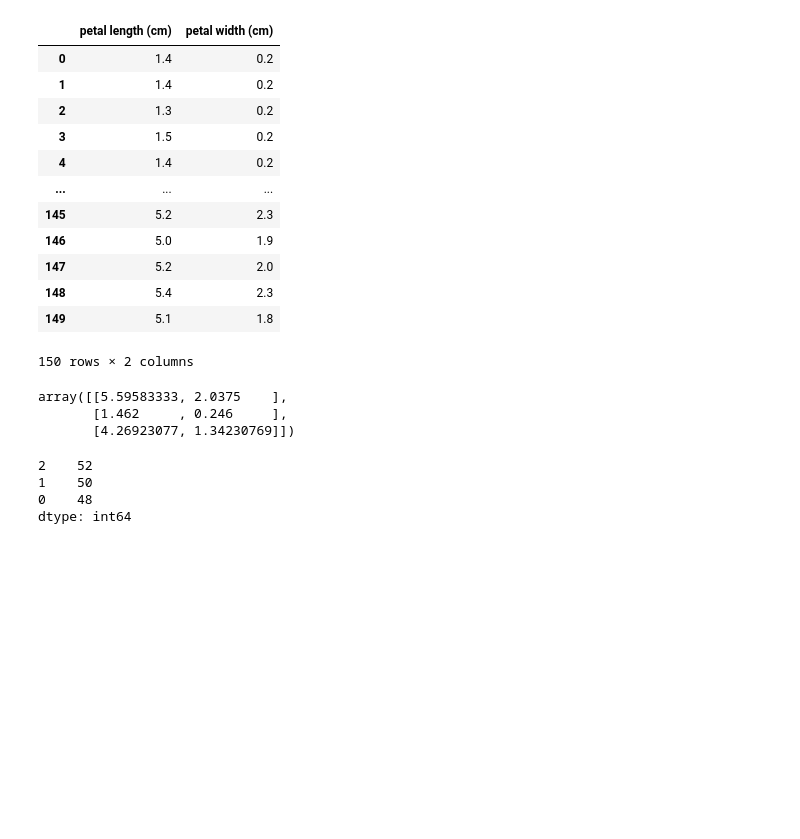
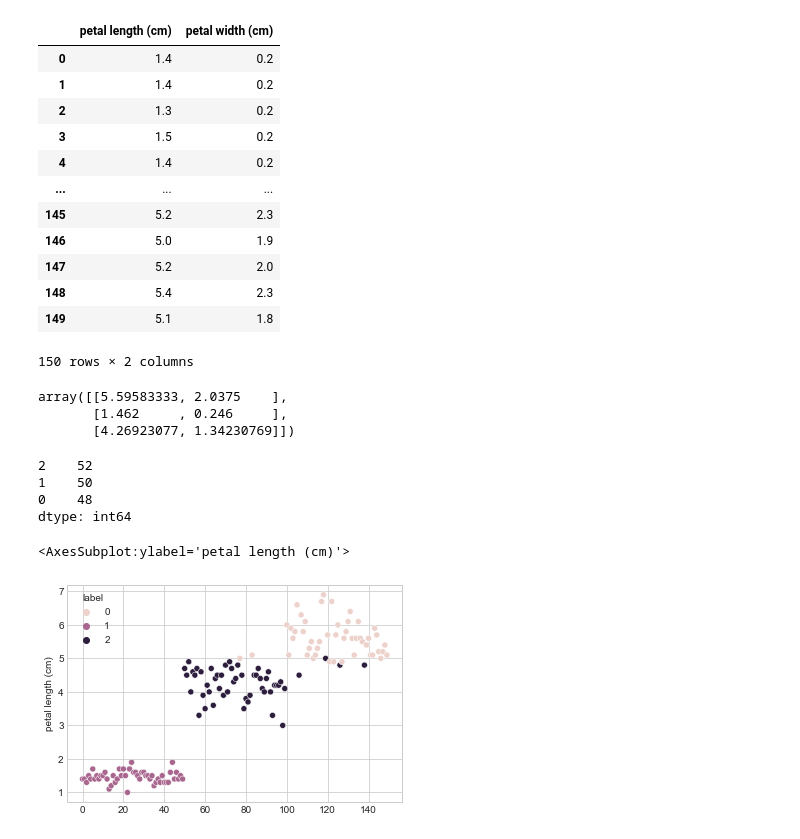
Before and after one commit to yaaqbp/simple_ml_projects, a Jupyter notebook: clustering/clustering.ipynb, the cells around one changed output. Drawn from its saved outputs; the diff is of its cells as text; code cells hidden in the pictures; blank space fills up the shorter version.

Commit message:
scatter plot added

```diff
--- a/clustering/clustering.ipynb
+++ b/clustering/clustering.ipynb
@@ -75,3 +69,12 @@ pd.DataFrame(y_km).value_counts()
 1    50
 0    48
 dtype: int64
+# %%
+label = pd.DataFrame(km.predict(df.iloc[:,2:]),columns = ['label'])
+# %%
+pred = pd.concat([df.iloc[:,2:],label],axis = 1)
+# %%
+sns.scatterplot(pred.index, pred['petal length (cm)'], hue = pred.label)
+# %% [output]
+<AxesSubplot:ylabel='petal length (cm)'>
+[figure, added]
```
Also changed, not shown: parts of 5 cells of this notebook.
